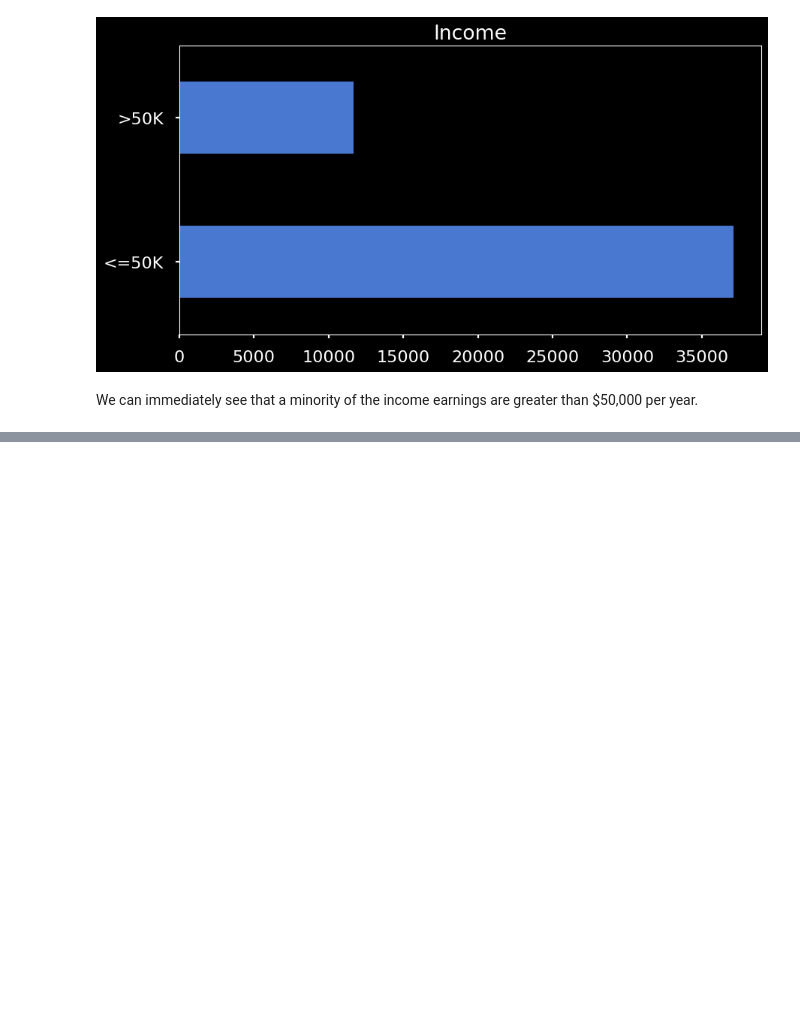
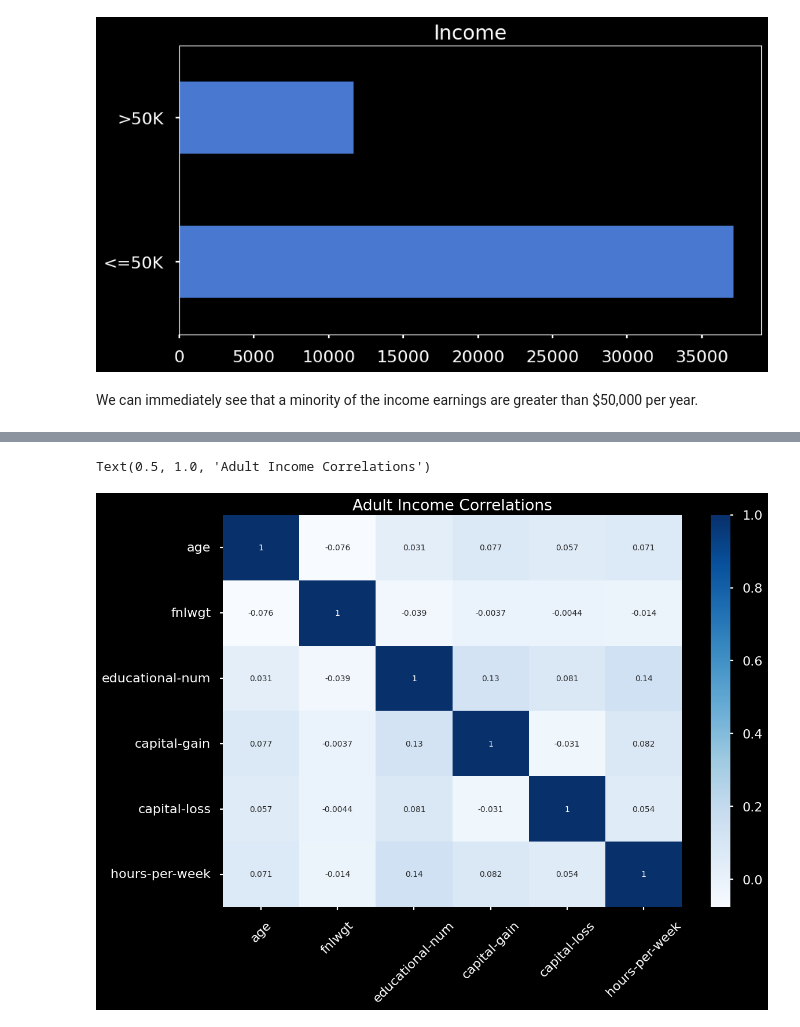
Before and after one commit to JamisonHunter/Adult-Income-Prediction, a Jupyter notebook: adult_income_prediction_j_hunter.ipynb, the cells around one changed output, grey strips where cells are left out. Saved outputs shown, nothing was run; the diff lists cells and outputs as text; code cells hidden in the pictures; blank space fills up the shorter version.

```diff
--- a/adult_income_prediction_j_hunter.ipynb
+++ b/adult_income_prediction_j_hunter.ipynb
@@ -275,0 +280,4 @@ We can immediately see that a minority of the income earnings are greater than $
+# %%
+# checking for correlations numerically
+corr = df.corr()
+df.corr()
@@ -275,0 +292,9 @@ We can immediately see that a minority of the income earnings are greater than $
+# %%
+# generating a heatmap of correlations
+ax = sns.heatmap(corr, cmap = "Blues", annot = True)
+for tick in ax.get_xticklabels():
+    tick.set_rotation(45)
+ax.set_title("Adult Income Correlations")
+# %% [output]
+Text(0.5, 1.0, 'Adult Income Correlations')
+[figure, added]
```
Also changed, not shown: parts of 8 cells of this notebook.
